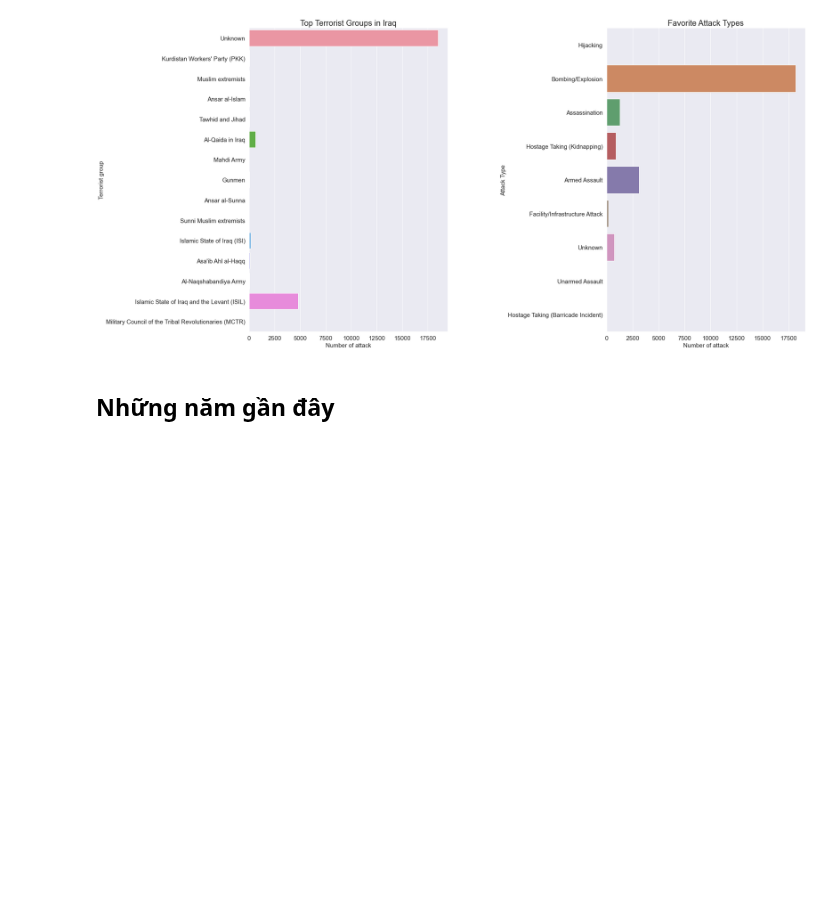
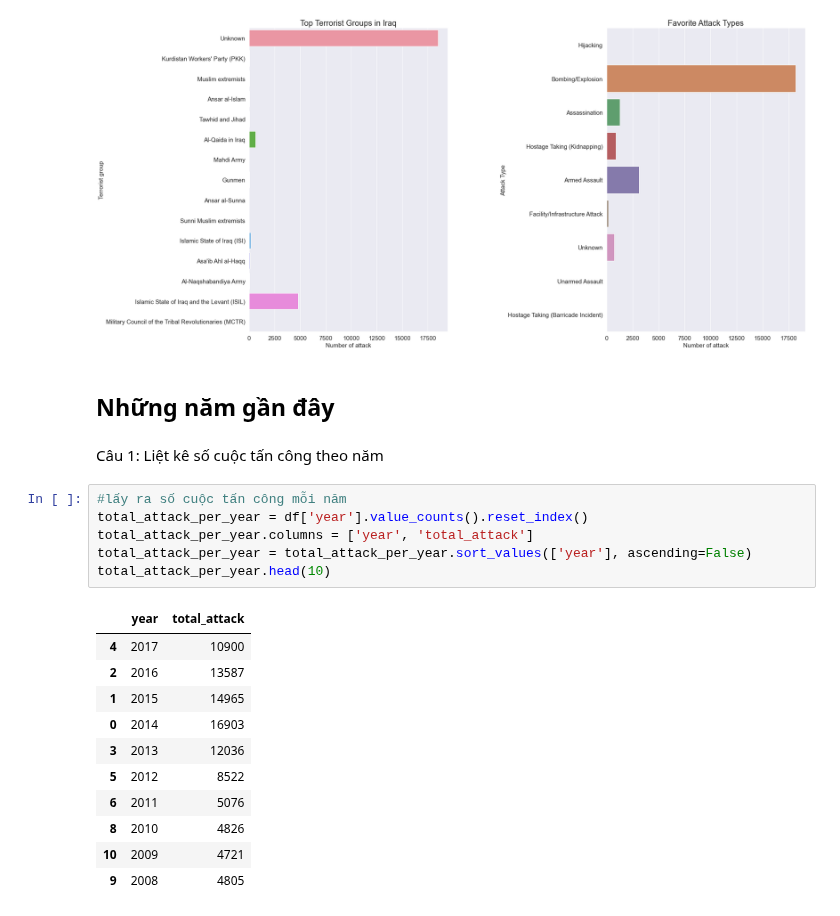
Before and after one commit to tuph-tech/LTKHDL-final, a Jupyter notebook: 1712861-PhanHuuTu.ipynb, the cells around one changed output. Cells and saved outputs as stored; diff of their text form; blank space fills up the shorter version.

```diff
--- a/1712861-PhanHuuTu.ipynb
+++ b/1712861-PhanHuuTu.ipynb
@@ -633,3 +633,23 @@ plt.show()
 [figure]
 # %% [markdown]
 ## Những năm gần đây
+# %% [markdown]
+Câu 1: Liệt kê số cuộc tấn công theo năm
+# %%
+#lấy ra số cuộc tấn công mỗi năm
+total_attack_per_year = df['year'].value_counts().reset_index()
+total_attack_per_year.columns = ['year', 'total_attack']
+total_attack_per_year = total_attack_per_year.sort_values(['year'], ascending=False)
+total_attack_per_year.head(10)
+# %% [output]
+|  | year | total_attack |
+| 4 | 2017 | 10900 |
+| 2 | 2016 | 13587 |
+| 1 | 2015 | 14965 |
+| 0 | 2014 | 16903 |
+| 3 | 2013 | 12036 |
+| 5 | 2012 | 8522 |
+| 6 | 2011 | 5076 |
+| 8 | 2010 | 4826 |
+| 10 | 2009 | 4721 |
+| 9 | 2008 | 4805 |
```
Also changed, not shown: parts of 5 cells of this notebook.
